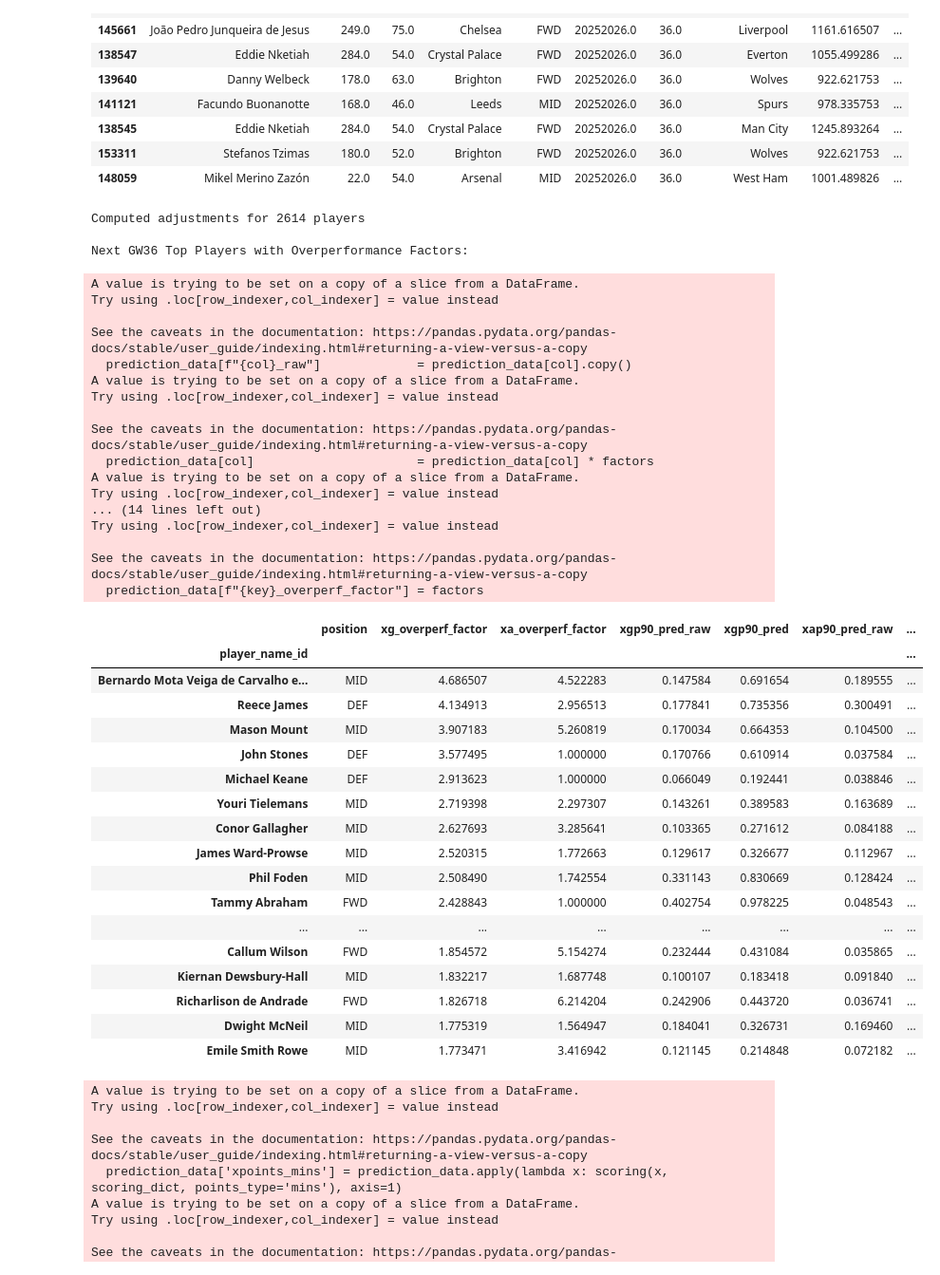
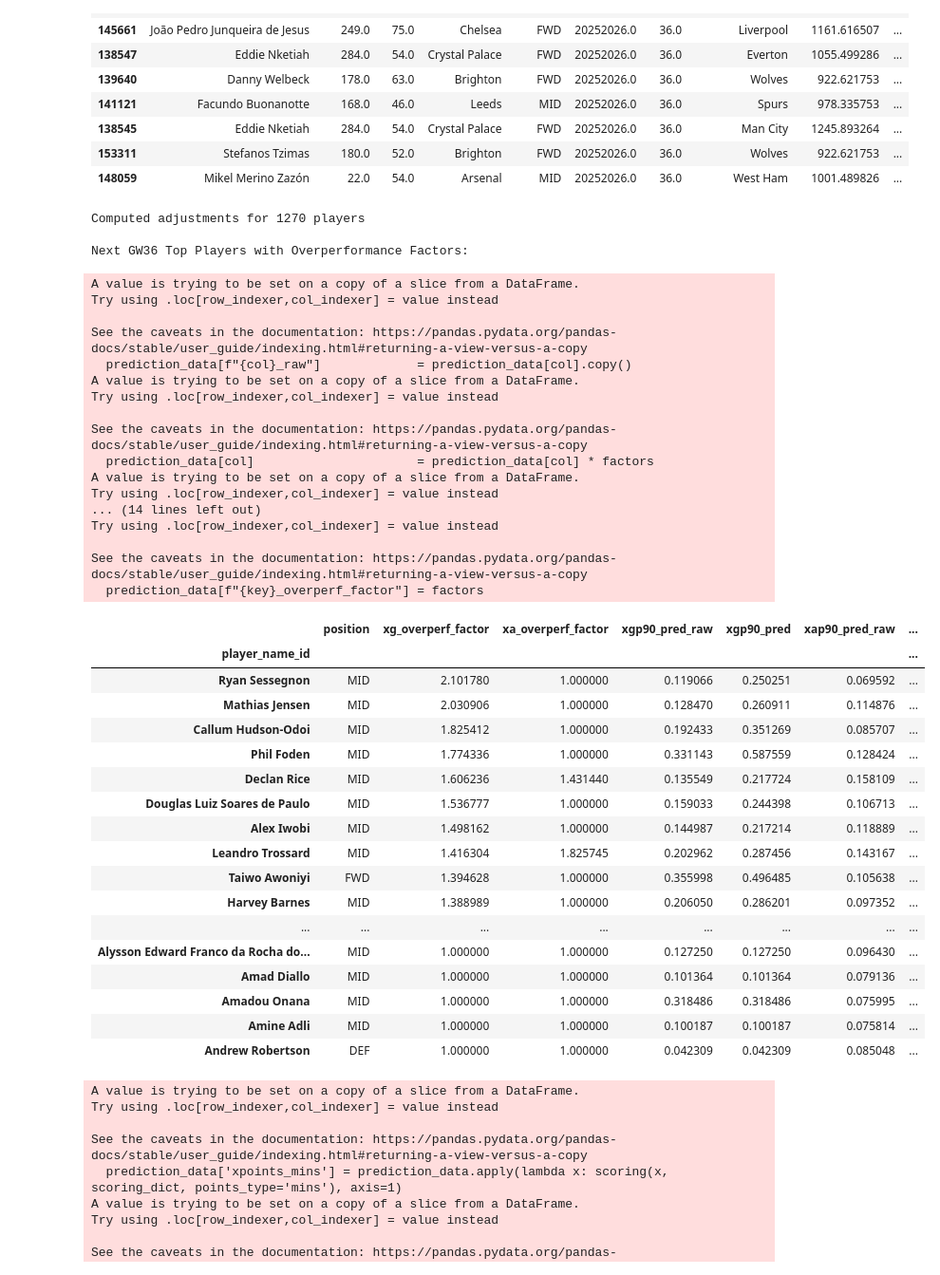
Before and after one commit to chrisimpacts/FPL-Points-Predictor, a Jupyter notebook: 2_FPL-Transform_Predict.ipynb, the cells around one changed output. Shown at 95% size. Drawn from its saved outputs; the diff is of its cells as text; code cells hidden in the pictures.

```diff
--- a/2_FPL-Transform_Predict.ipynb
+++ b/2_FPL-Transform_Predict.ipynb
@@ -1251,7 +1251,7 @@ from FPLStatOverperformanceAnalyzer import (
 )
 
 overperf_adjustments = build_player_adjustments(
-    df,
+    df.dropna(subset=['expected_goals','expected_assists']), # only consider rows with xG and xA for adjustment calculations
     stat_pairs=[
         ('goals_scored',  'expected_goals',   'xg'),
         ('assists',       'expected_assists',  'xa')],
@@ -1279,50 +1279,50 @@ print(f"\nNext GW{current_gw + 1} Top Players with Overperformance Factors:")
 (
     prediction_data[prediction_data['event'] == current_gw + 1]
     [['player_name_id','position', 'xg_overperf_factor', 'xa_overperf_factor',
       'xgp90_pred_raw', 'xgp90_pred',
       'xap90_pred_raw', 'xap90_pred']].groupby('player_name_id').agg({'position': 'first', 'xg_overperf_factor': 'mean', 'xa_overperf_factor': 'mean',
                                                                       'xgp90_pred_raw': 'mean', 'xgp90_pred': 'mean', 'xap90_pred_raw': 'mean', 'xap90_pred': 'mean'})
     .sort_values('xg_overperf_factor', ascending=False)
     .head(30))
 # %% [output]
-Computed adjustments for 2614 players
+Computed adjustments for 1270 players
 
 Next GW36 Top Players with Overperformance Factors:
 A value is trying to be set on a copy of a slice from a DataFrame.
 Try using .loc[row_indexer,col_indexer] = value instead
 
 See the caveats in the documentation: https://pandas.pydata.org/pandas-docs/stable/user_guide/indexing.html#returning-a-view-versus-a-copy
   prediction_data[f"{col}_raw"]             = prediction_data[col].copy()
 A value is trying to be set on a copy of a slice from a DataFrame.
 Try using .loc[row_indexer,col_indexer] = value instead
 
 See the caveats in the documentation: https://pandas.pydata.org/pandas-docs/stable/user_guide/indexing.html#returning-a-view-versus-a-copy
   prediction_data[col]                      = prediction_data[col] * factors
 A value is trying to be set on a copy of a slice from a DataFrame.
 Try using .loc[row_indexer,col_indexer] = value instead
 ... (14 lines left out)
 Try using .loc[row_indexer,col_indexer] = value instead
 
 See the caveats in the documentation: https://pandas.pydata.org/pandas-docs/stable/user_guide/indexing.html#returning-a-view-versus-a-copy
   prediction_data[f"{key}_overperf_factor"] = factors
 |  | position | xg_overperf_factor | xa_overperf_factor | xgp90_pred_raw | xgp90_pred | xap90_pred_raw | ... |
 | player_name_id |  |  |  |  |  |  | ... |
-| Bernardo Mota Veiga de Carvalho e... | MID | 4.686507 | 4.522283 | 0.147584 | 0.691654 | 0.189555 | ... |
-| Reece James | DEF | 4.134913 | 2.956513 | 0.177841 | 0.735356 | 0.300491 | ... |
-| Mason Mount | MID | 3.907183 | 5.260819 | 0.170034 | 0.664353 | 0.104500 | ... |
-| John Stones | DEF | 3.577495 | 1.000000 | 0.170766 | 0.610914 | 0.037584 | ... |
-| Michael Keane | DEF | 2.913623 | 1.000000 | 0.066049 | 0.192441 | 0.038846 | ... |
-| Youri Tielemans | MID | 2.719398 | 2.297307 | 0.143261 | 0.389583 | 0.163689 | ... |
-| Conor Gallagher | MID | 2.627693 | 3.285641 | 0.103365 | 0.271612 | 0.084188 | ... |
-| James Ward-Prowse | MID | 2.520315 | 1.772663 | 0.129617 | 0.326677 | 0.112967 | ... |
-| Phil Foden | MID | 2.508490 | 1.742554 | 0.331143 | 0.830669 | 0.128424 | ... |
-| Tammy Abraham | FWD | 2.428843 | 1.000000 | 0.402754 | 0.978225 | 0.048543 | ... |
+| Ryan Sessegnon | MID | 2.101780 | 1.000000 | 0.119066 | 0.250251 | 0.069592 | ... |
+| Mathias Jensen | MID | 2.030906 | 1.000000 | 0.128470 | 0.260911 | 0.114876 | ... |
+| Callum Hudson-Odoi | MID | 1.825412 | 1.000000 | 0.192433 | 0.351269 | 0.085707 | ... |
+| Phil Foden | MID | 1.774336 | 1.000000 | 0.331143 | 0.587559 | 0.128424 | ... |
+| Declan Rice | MID | 1.606236 | 1.431440 | 0.135549 | 0.217724 | 0.158109 | ... |
+| Douglas Luiz Soares de Paulo | MID | 1.536777 | 1.000000 | 0.159033 | 0.244398 | 0.106713 | ... |
+| Alex Iwobi | MID | 1.498162 | 1.000000 | 0.144987 | 0.217214 | 0.118889 | ... |
+| Leandro Trossard | MID | 1.416304 | 1.825745 | 0.202962 | 0.287456 | 0.143167 | ... |
+| Taiwo Awoniyi | FWD | 1.394628 | 1.000000 | 0.355998 | 0.496485 | 0.105638 | ... |
+| Harvey Barnes | MID | 1.388989 | 1.000000 | 0.206050 | 0.286201 | 0.097352 | ... |
 | ... | ... | ... | ... | ... | ... | ... | ... |
-| Callum Wilson | FWD | 1.854572 | 5.154274 | 0.232444 | 0.431084 | 0.035865 | ... |
-| Kiernan Dewsbury-Hall | MID | 1.832217 | 1.687748 | 0.100107 | 0.183418 | 0.091840 | ... |
-| Richarlison de Andrade | FWD | 1.826718 | 6.214204 | 0.242906 | 0.443720 | 0.036741 | ... |
-| Dwight McNeil | MID | 1.775319 | 1.564947 | 0.184041 | 0.326731 | 0.169460 | ... |
-| Emile Smith Rowe | MID | 1.773471 | 3.416942 | 0.121145 | 0.214848 | 0.072182 | ... |
+| Alysson Edward Franco da Rocha do... | MID | 1.000000 | 1.000000 | 0.127250 | 0.127250 | 0.096430 | ... |
+| Amad Diallo | MID | 1.000000 | 1.000000 | 0.101364 | 0.101364 | 0.079136 | ... |
+| Amadou Onana | MID | 1.000000 | 1.000000 | 0.318486 | 0.318486 | 0.075995 | ... |
+| Amine Adli | MID | 1.000000 | 1.000000 | 0.100187 | 0.100187 | 0.075814 | ... |
+| Andrew Robertson | DEF | 1.000000 | 1.000000 | 0.042309 | 0.042309 | 0.085048 | ... |
 # %%
 import pandas as pd
 from scipy.stats import nbinom
```
Also changed, not shown: parts of 11 cells of this notebook, 4 other files.
